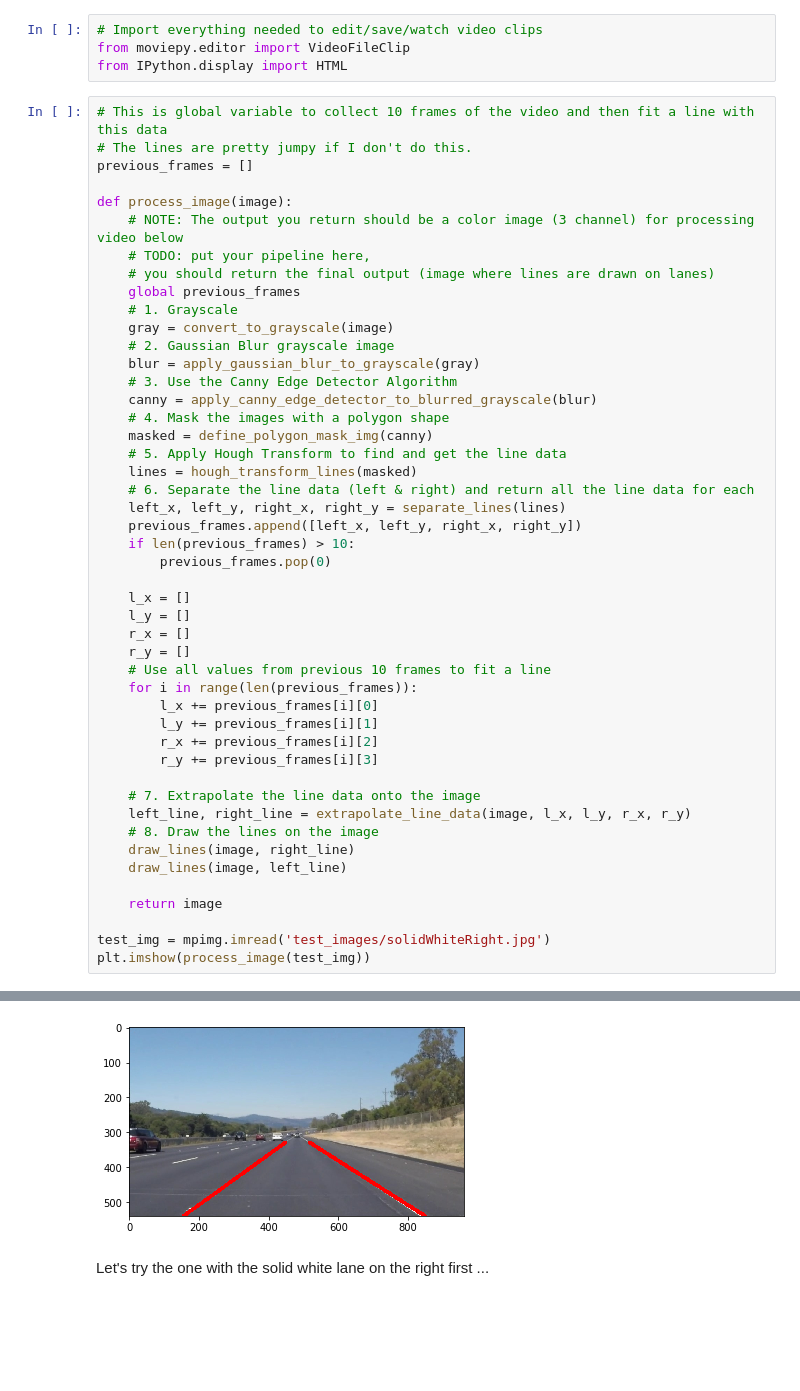
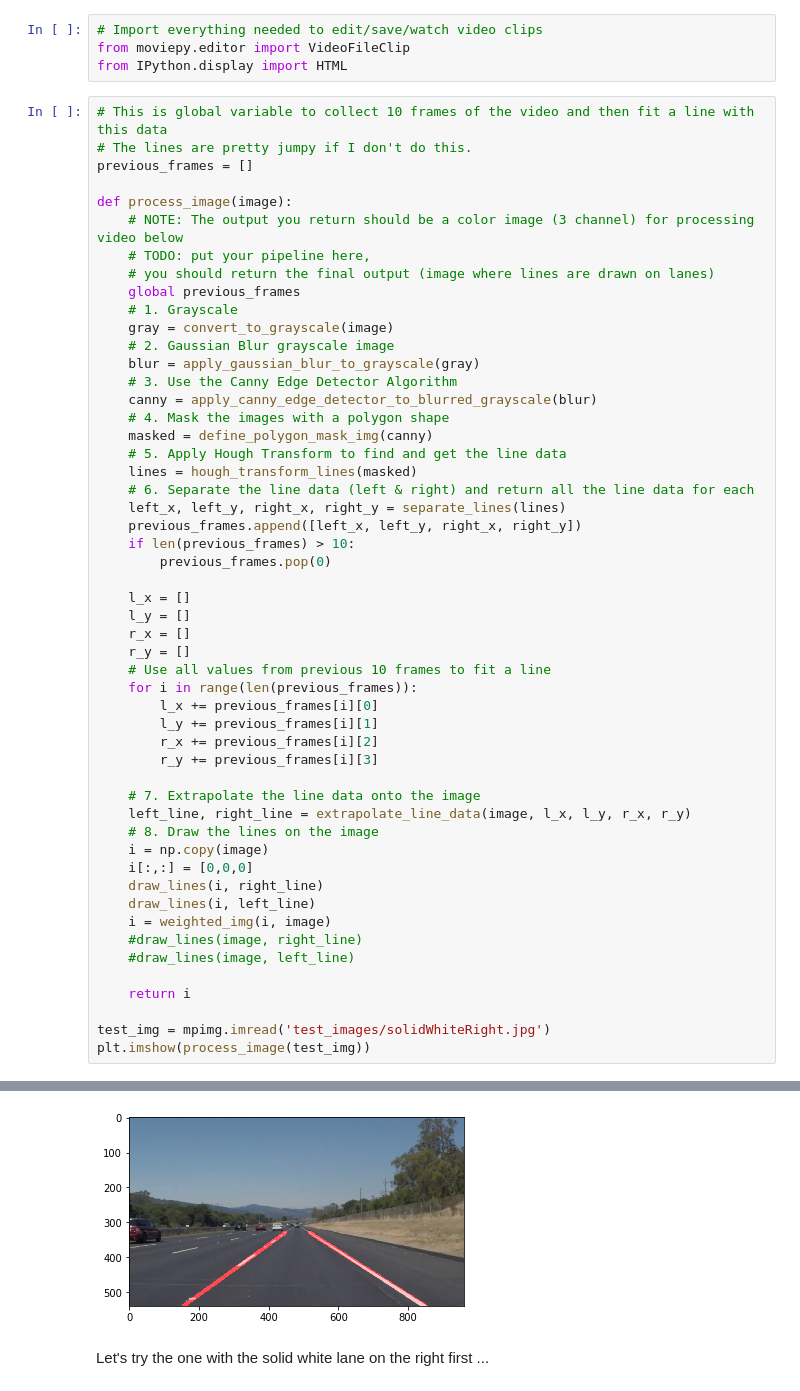
Before and after one commit to EricHodgins/SDCND-P1-Finding_Lane_Lines, a Jupyter notebook: P1.ipynb, the cells around one changed output, grey strips where cells are left out. Drawn from its saved outputs; the diff is of its cells as text; blank space fills up the shorter version.

Commit message:
changed the line to be slightly transparent with the weighted_img given function.

```diff
--- a/P1.ipynb
+++ b/P1.ipynb
@@ -422,37 +427,42 @@ def process_image(image):
     # 4. Mask the images with a polygon shape
     masked = define_polygon_mask_img(canny)
     # 5. Apply Hough Transform to find and get the line data
     lines = hough_transform_lines(masked)
     # 6. Separate the line data (left & right) and return all the line data for each
     left_x, left_y, right_x, right_y = separate_lines(lines)
     previous_frames.append([left_x, left_y, right_x, right_y])
     if len(previous_frames) > 10:
         previous_frames.pop(0)
 
     l_x = []
     l_y = []
     r_x = []
     r_y = []
     # Use all values from previous 10 frames to fit a line
     for i in range(len(previous_frames)):
         l_x += previous_frames[i][0]
         l_y += previous_frames[i][1]
         r_x += previous_frames[i][2]
         r_y += previous_frames[i][3]
 
     # 7. Extrapolate the line data onto the image
     left_line, right_line = extrapolate_line_data(image, l_x, l_y, r_x, r_y)
     # 8. Draw the lines on the image
-    draw_lines(image, right_line)
-    draw_lines(image, left_line)
+    i = np.copy(image)
+    i[:,:] = [0,0,0]
+    draw_lines(i, right_line)
+    draw_lines(i, left_line)
+    i = weighted_img(i, image)
+    #draw_lines(image, right_line)
+    #draw_lines(image, left_line)
 
-    return image
+    return i
 
 test_img = mpimg.imread('test_images/solidWhiteRight.jpg')
 plt.imshow(process_image(test_img))
 # %% [output]
 <matplotlib.image.AxesImage at 0x...>
-[figure, old version]
+[figure, new version]
 # %% [markdown]
 Let's try the one with the solid white lane on the right first ...
 # %%
```
Also changed, not shown: parts of 4 cells of this notebook, 3 other files.
